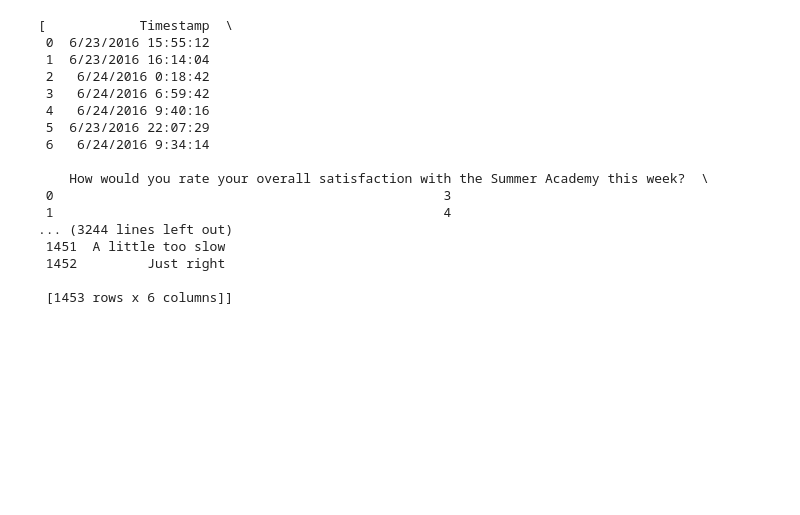
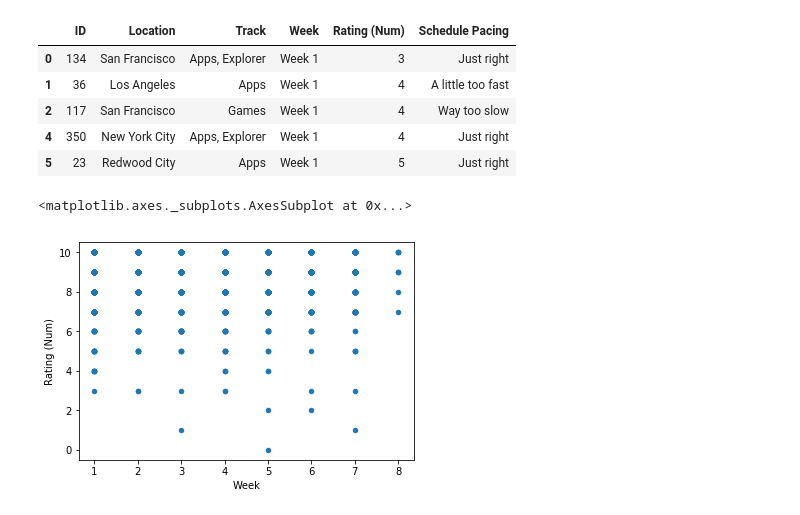
Before and after one commit to IkeyBenz/DS-1.1, a Jupyter notebook: Notebooks/SAFeedback Project.ipynb, the cells around one changed output. Saved outputs shown, nothing was run; the diff lists cells and outputs as text; code cells hidden in the pictures; blank space fills up the shorter version.

```diff
--- a/Notebooks/SAFeedback Project.ipynb
+++ b/Notebooks/SAFeedback Project.ipynb
@@ -1,30 +1,27 @@
 # %%
 import pandas as pd
+import numpy as np
+import seaborn as sns
 from os import listdir
 
-datadirs = [
-    '../Datasets/SAFeedback/2016/',
+dirs = [
+#     '../Datasets/SAFeedback/2016/',
     '../Datasets/SAFeedback/2017/'
 ]
-csvs = [datadir + csv for datadir in datadirs for csv in listdir(datadir)]
-dataframes = [pd.DataFrame(pd.read_csv(csv)) for csv in csvs]
+csvs = [directory + fileName
+        for directory in dirs
+        for fileName in listdir(directory)]
 
-dataframes
+# dfs = [pd.read_csv(csv) for csv in csvs]
+# df = pd.concat(dfs)
+
+df = pd.DataFrame(pd.read_csv(csvs[0])).dropna()
+
+df.head()
 # %% [output]
-[            Timestamp  \
- 0  6/23/2016 15:55:12
- 1  6/23/2016 16:14:04
- 2   6/24/2016 0:18:42
- 3   6/24/2016 6:59:42
- 4   6/24/2016 9:40:16
- 5  6/23/2016 22:07:29
- 6   6/24/2016 9:34:14
-
-    How would you rate your overall satisfaction with the Summer Academy this week?  \
- 0                                                  3
- 1                                                  4
-... (3244 lines left out)
- 1451  A little too slow
- 1452         Just right
-
- [1453 rows x 6 columns]]
+|  | ID | Location | Track | Week | Rating (Num) | Schedule Pacing |
+| 0 | 134 | San Francisco | Apps, Explorer | Week 1 | 3 | Just right |
+| 1 | 36 | Los Angeles | Apps | Week 1 | 4 | A little too fast |
+| 2 | 117 | San Francisco | Games | Week 1 | 4 | Way too slow |
+| 4 | 350 | New York City | Apps, Explorer | Week 1 | 4 | Just right |
+| 5 | 23 | Redwood City | Apps | Week 1 | 5 | Just right |
@@ -30,0 +31,11 @@ dataframes
+# %%
+# Firstly, remove the keyword 'week' from every week response:
+df['Week'] = df['Week'].str.extract('(\d+)').astype(int)
+# Secondly, convert ratings column into int:
+df['Rating (Num)'] = df['Rating (Num)'].astype(int)
+# %%
+# Finally, our plot:
+df.plot.scatter(x="Week", y="Rating (Num)")
+# %% [output]
+<matplotlib.axes._subplots.AxesSubplot at 0x...>
+[figure, added]
```
Also changed, not shown: parts of 14 cells of this notebook, 2 other files.
